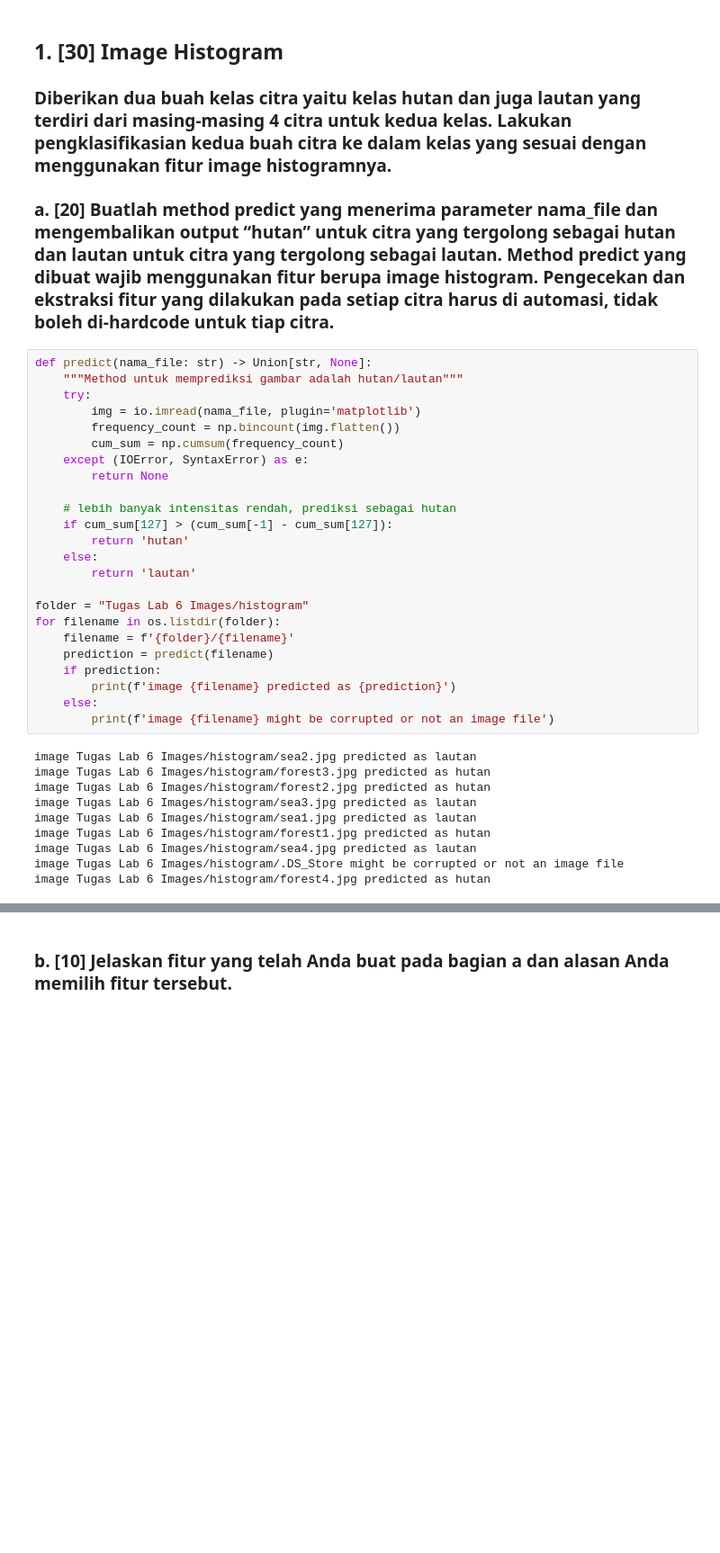
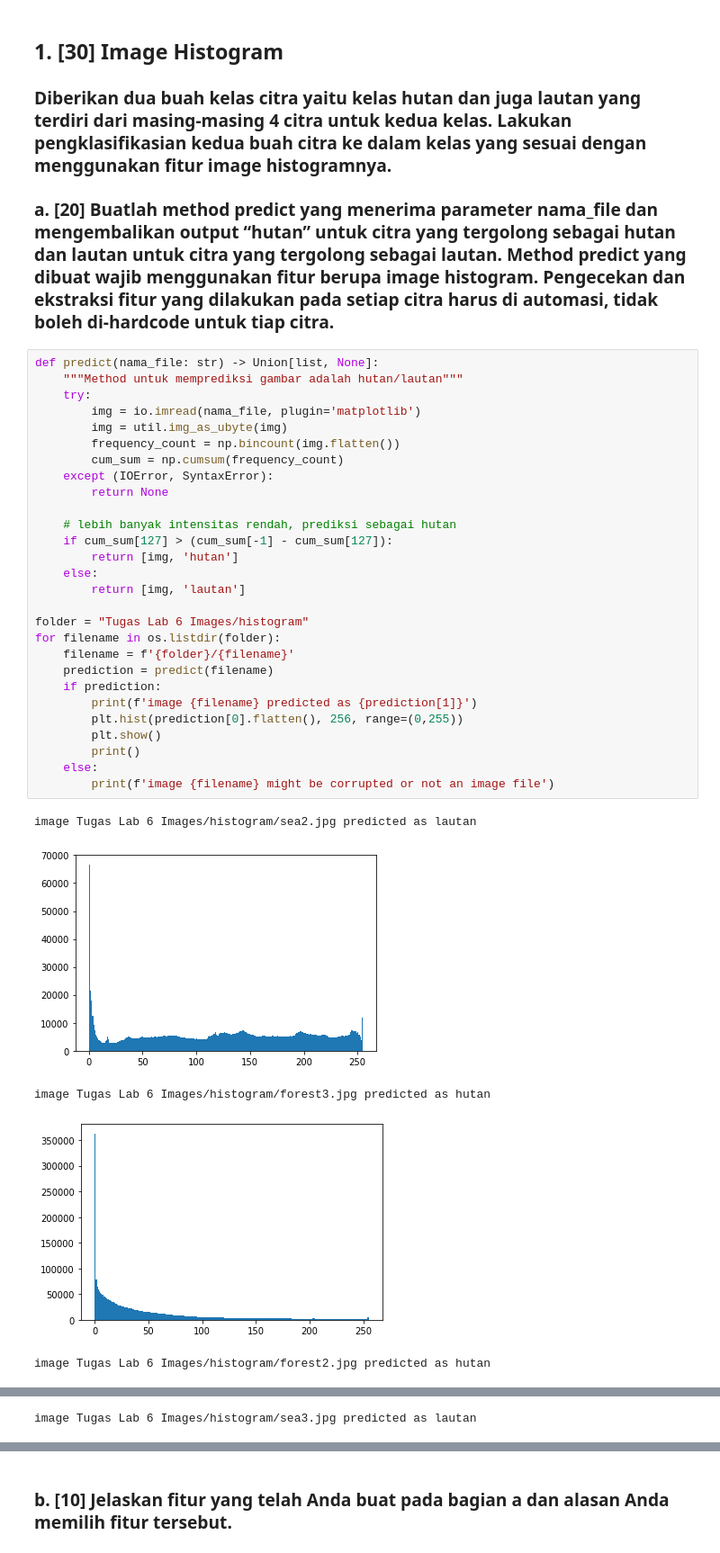
Before and after one commit to fahdikrie/pengcit212, a Jupyter notebook: Lab/Lab 6/Lab6_FahdiiAjmalalFikrie_1906398370.ipynb, the cells around one changed output, grey strips where cells are left out. Shown at 90% size. Saved outputs shown, nothing was run; the diff lists cells and outputs as text; blank space fills up the shorter version.

```diff
--- a/Lab/Lab 6/Lab6_FahdiiAjmalalFikrie_1906398370.ipynb
+++ b/Lab/Lab 6/Lab6_FahdiiAjmalalFikrie_1906398370.ipynb
@@ -24,36 +24,36 @@ from skimage.segmentation import mark_boundaries
 
 ### a. [20] Buatlah method predict yang menerima parameter nama_file dan mengembalikan output “hutan” untuk citra yang tergolong sebagai hutan dan lautan untuk citra yang tergolong sebagai lautan. Method predict yang dibuat wajib menggunakan fitur berupa image histogram. Pengecekan dan ekstraksi fitur yang dilakukan pada setiap citra harus di automasi, tidak boleh di-hardcode untuk tiap citra.
 # %%
-def predict(nama_file: str) -> Union[str, None]:
+def predict(nama_file: str) -> Union[list, None]:
     """Method untuk memprediksi gambar adalah hutan/lautan"""
     try:
         img = io.imread(nama_file, plugin='matplotlib')
+        img = util.img_as_ubyte(img)
         frequency_count = np.bincount(img.flatten())
         cum_sum = np.cumsum(frequency_count)
-    except (IOError, SyntaxError) as e:
+    except (IOError, SyntaxError):
         return None
 
     # lebih banyak intensitas rendah, prediksi sebagai hutan
     if cum_sum[127] > (cum_sum[-1] - cum_sum[127]):
-        return 'hutan'
+        return [img, 'hutan']
     else:
-        return 'lautan'
+        return [img, 'lautan']
 
 folder = "Tugas Lab 6 Images/histogram"
 for filename in os.listdir(folder):
     filename = f'{folder}/{filename}'
     prediction = predict(filename)
     if prediction:
-        print(f'image {filename} predicted as {prediction}')
+        print(f'image {filename} predicted as {prediction[1]}')
+        plt.hist(prediction[0].flatten(), 256, range=(0,255))
+        plt.show()
+        print()
     else:
         print(f'image {filename} might be corrupted or not an image file')
 # %% [output]
 image Tugas Lab 6 Images/histogram/sea2.jpg predicted as lautan
-image Tugas Lab 6 Images/histogram/forest3.jpg predicted as hutan
-image Tugas Lab 6 Images/histogram/forest2.jpg predicted as hutan
-image Tugas Lab 6 Images/histogram/sea3.jpg predicted as lautan
-image Tugas Lab 6 Images/histogram/sea1.jpg predicted as lautan
-image Tugas Lab 6 Images/histogram/forest1.jpg predicted as hutan
-image Tugas Lab 6 Images/histogram/sea4.jpg predicted as lautan
-image Tugas Lab 6 Images/histogram/.DS_Store might be corrupted or not an image file
-image Tugas Lab 6 Images/histogram/forest4.jpg predicted as hutan
+[figure, added]
+image Tugas Lab 6 Images/histogram/forest3.jpg predicted as hutan
+[figure, added]
+image Tugas Lab 6 Images/histogram/forest2.jpg predicted as hutan
@@ -59,0 +61 @@ image Tugas Lab 6 Images/histogram/forest4.jpg predicted as hutan
+image Tugas Lab 6 Images/histogram/sea3.jpg predicted as lautan
```
Also changed, not shown: parts of 7 cells of this notebook.
